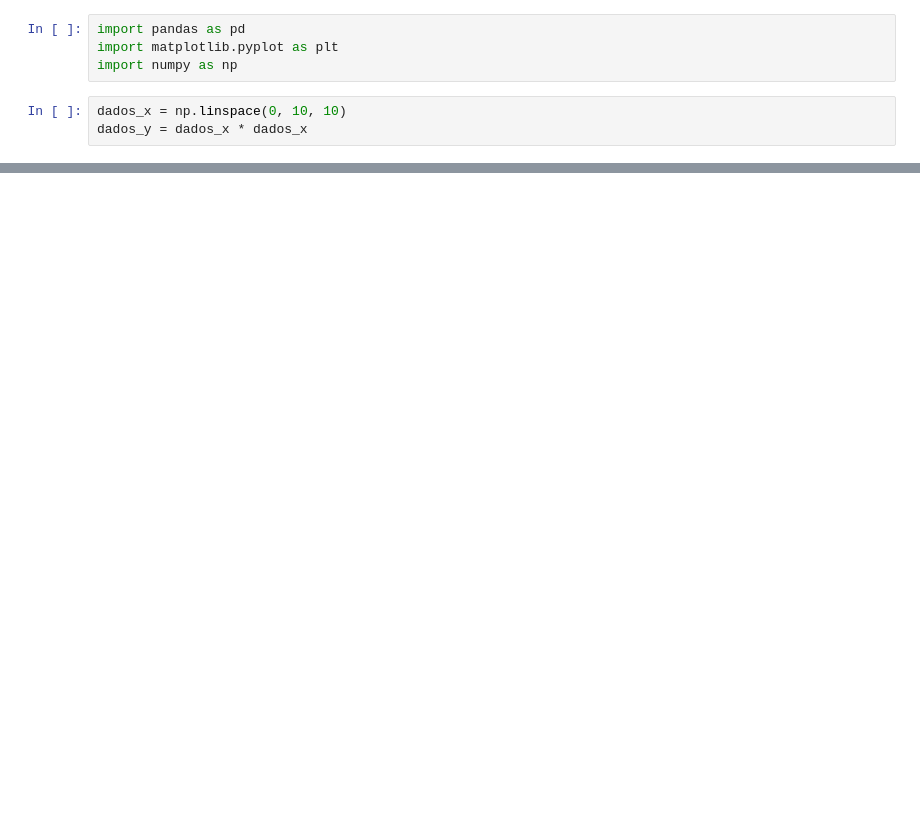
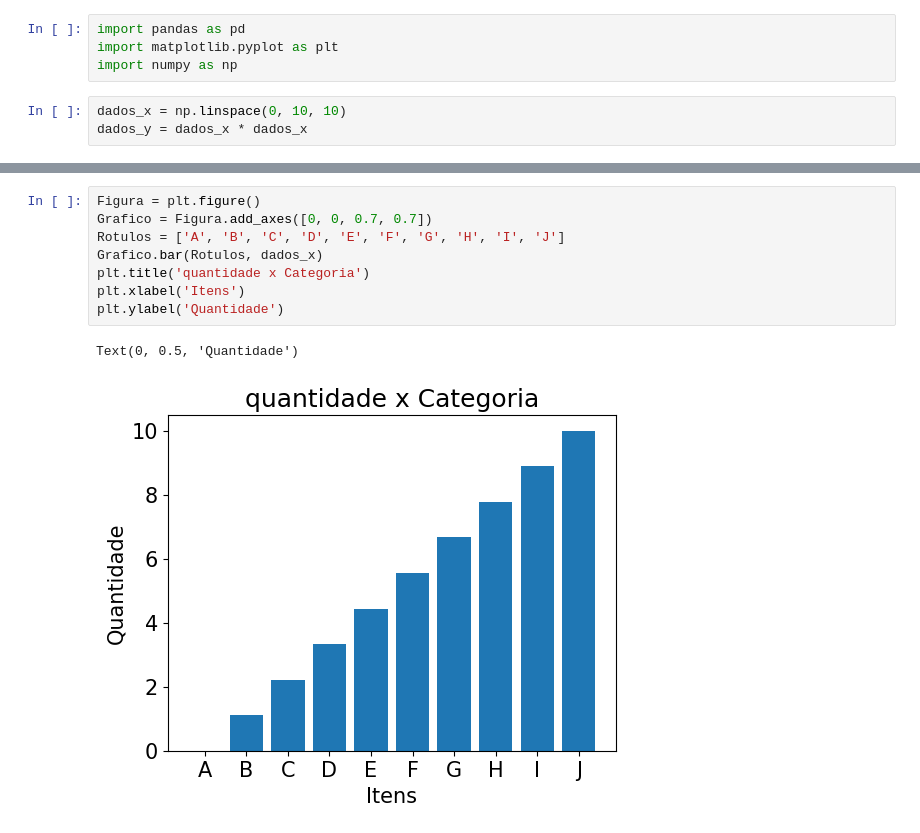
Before and after one commit to sarahsilvap/IA-e-BigData, a Jupyter notebook: Aula03/ex1.ipynb, the cells around one changed output, grey strips where cells are left out. Saved outputs shown, nothing was run; the diff lists cells and outputs as text; blank space fills up the shorter version.

```diff
--- a/Aula03/ex1.ipynb
+++ b/Aula03/ex1.ipynb
@@ -15,0 +43,11 @@ plt.plot(dados_x, dados_y, color = 'red', linewidth = 2, marker = 'o', linestyle
+# %%
+Figura = plt.figure()
+Grafico = Figura.add_axes([0, 0, 0.7, 0.7])
+Rotulos = ['A', 'B', 'C', 'D', 'E', 'F', 'G', 'H', 'I', 'J']
+Grafico.bar(Rotulos, dados_x)
+plt.title('quantidade x Categoria')
+plt.xlabel('Itens')
+plt.ylabel('Quantidade')
+# %% [output]
+Text(0, 0.5, 'Quantidade')
+[figure, added]
```
Also changed, not shown: parts of 3 cells of this notebook, 3 other files.
